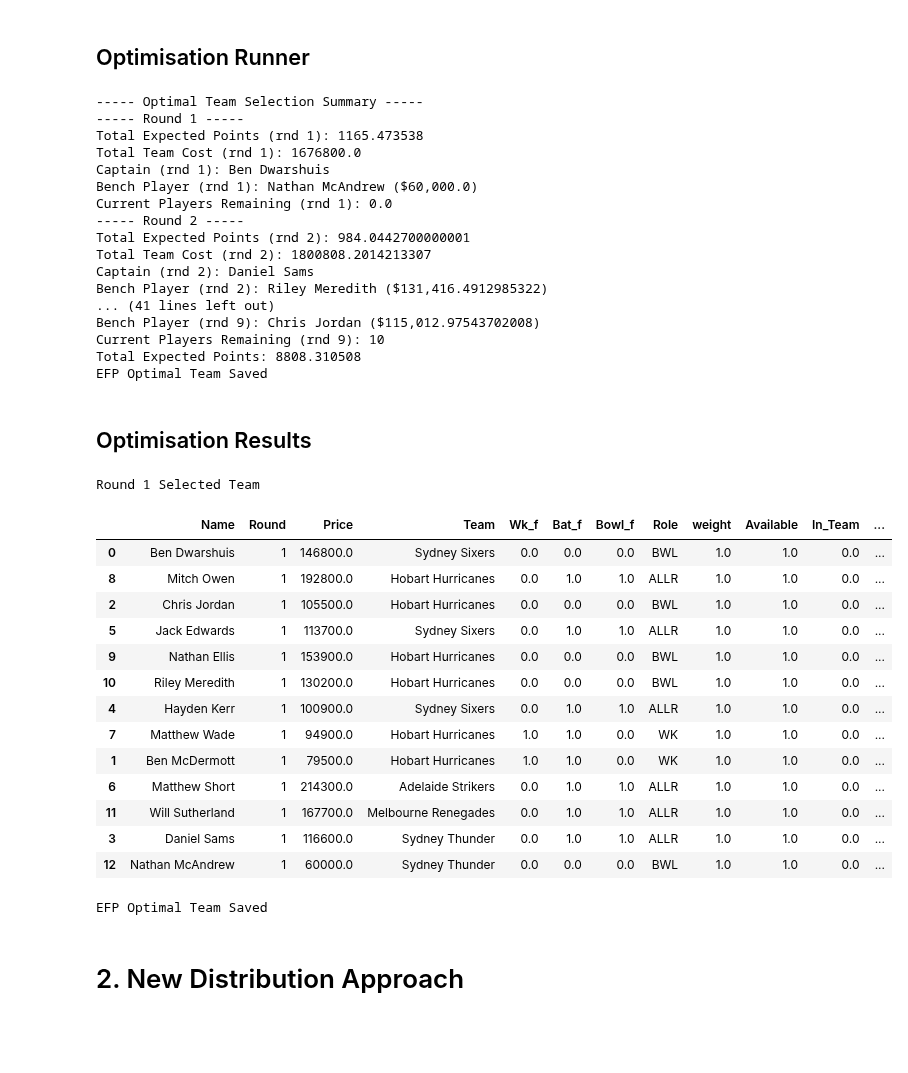
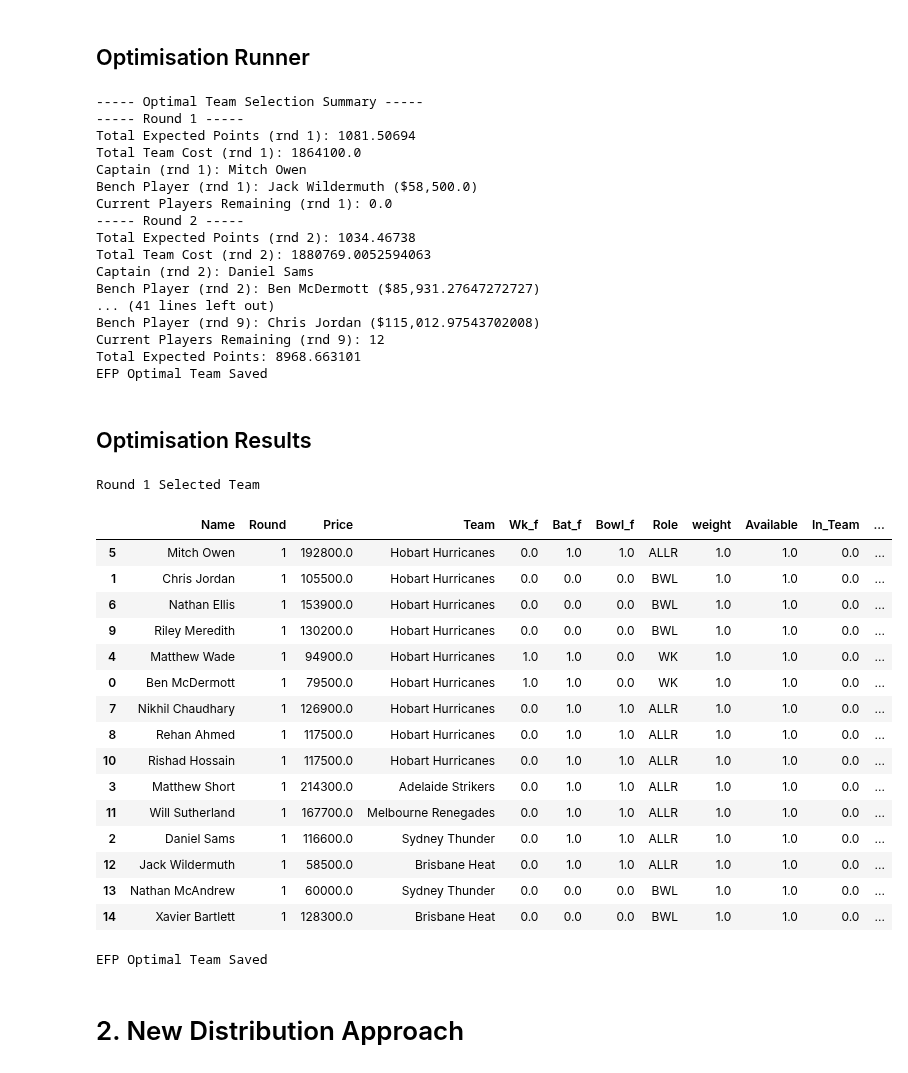
Before and after one commit to Dilan-De-Silva/Big-Bash-Fantasy-AI-v2, a Jupyter notebook: python_script/pre-season/Team-Selector-Optimisation-Process.ipynb, the cells around one changed output. Cells and saved outputs as stored; diff of their text form; code cells hidden in the pictures; blank space fills up the shorter version.

Commit message:
Pre Game 2 Optimisation

```diff
--- a/python_script/pre-season/Team-Selector-Optimisation-Process.ipynb
+++ b/python_script/pre-season/Team-Selector-Optimisation-Process.ipynb
@@ -43,13 +43,16 @@ py_data_directory = 'C:/Users/dilan/OneDrive/Documents/Data Science Projects/Rep
 mock_data_dir = 'C:/Users/dilan/OneDrive/Documents/Data Science Projects/Repos/Big-Bash-Fantasy-AI-v2/data/mock_data/'
 # %%
 # Optimisation Strategy
-opt_strat = 'sim' # Options: 'efp' (new player expected fantasy points appraoch), 'sim' (new player fantasy point distribution approach)
+opt_strat = 'efp' # Options: 'efp' (new player expected fantasy points appraoch), 'sim' (new player fantasy point distribution approach)
 current_rnd = 1 # Current Round of the Tournament
 exp_pts_model = 'all' # Options: 'bat_bowl' (batting + bowling model), 'all' (combined model)
 
+# Constraints
+squad_players = 15
+
 # For Simulation Optimisation Strategy
 conf_int = 0.2
-sim_num = 5000
+sim_num = 2000
 # %% [markdown]
 # 1. New EFP Approach
 # %% [markdown]
@@ -68,7 +71,7 @@ if opt_strat == 'efp':
     price_df["Bowl_f"] = np.where((price_df["Role"] == "BOWL") | (price_df["Role"] == "ALLR") , 1, 0)
     price_df = price_df[["Full_Name", "Price", "Team","Wk_f", "Bat_f", "Bowl_f", "Role", "Available", "In_Team"]].rename(columns = {"Full_Name": "Name"})
 
-    team_fix_df = pd.read_csv(os.path.join(over_data_directory,'team_loc_fixture.csv'), low_memory=False)
+    team_fix_df = pd.read_csv(os.path.join(over_data_directory,'team_loc_fixture_upd.csv'), low_memory=False)
     team_fix_df = team_fix_df[team_fix_df.Round >= current_rnd].dropna()
 
     # Join team fixture to player price to create a row for each game
@@ -76,9 +79,9 @@ if opt_strat == 'efp':
 
     # Pull player expected points csv file
     if exp_pts_model == 'bat_bowl':
-        efp_df = pd.read_csv(os.path.join(py_data_directory,'bbl15_efp_bat_bowl_model_score_pre_tourny_short.csv'), low_memory=False)
+        efp_df = pd.read_csv(os.path.join(py_data_directory,'bbl15_efp_bat_bowl_model_score_pre_tourny_short_upd.csv'), low_memory=False)
     elif exp_pts_model == 'all':
-        efp_df = pd.read_csv(os.path.join(py_data_directory,'bbl15_efp_model_score_pre_tourny_short.csv'), low_memory=False)
+        efp_df = pd.read_csv(os.path.join(py_data_directory,'bbl15_efp_model_score_pre_tourny_short_upd.csv'), low_memory=False)
 
     # Join on expected points for each game
     player_df_raw = pd.merge(game_df, efp_df, left_on = ["Name", "Team", "Opposition", "Venue", "Home_f","Round"], right_on = ["Name", "Team", "opp", "venue", "Home_f","Round"], how = "left")
@@ -279,39 +291,39 @@ if opt_strat == 'efp':
         # Round 1
         points_r1, price_r1, weight_r1, in_team_r1, available_r1, wk_weight_r1, bat_weight_r1, bowl_weight_r1,
         play_cnt_r1, total_player_r1, wk_cnt_r1, total_wk_r1, bat_cnt_r1, total_bat_r1, bowl_cnt_r1, total_bowl_r1,
-        budget_r1, total_budget_r1, player_df_r1,
+        budget_r1, total_budget_r1, player_df_r1, cnt_r1, max_player_r1,
         # Round 2
         points_r2, price_r2, weight_r2, in_team_r2, available_r2, wk_weight_r2, bat_weight_r2, bowl_weight_r2,
         play_cnt_r2, total_player_r2, wk_cnt_r2, total_wk_r2, bat_cnt_r2, total_bat_r2, bowl_cnt_r2, total_bowl_r2,
-        budget_r2, total_budget_r2, team_play_cnt_r2, total_team_player_r2, player_df_r2,
+        budget_r2, total_budget_r2, team_play_cnt_r2, total_team_player_r2, player_df_r2, cnt_r2, max_player_r2,
         # Round 3
         points_r3, price_r3, weight_r3, in_team_r3, available_r3, wk_weight_r3, bat_weight_r3, bowl_weight_r3,
         play_cnt_r3, total_player_r3, wk_cnt_r3, total_wk_r3, bat_cnt_r3, total_bat_r3, bowl_cnt_r3, total_bowl_r3,
-        budget_r3, total_budget_r3, team_play_cnt_r3, total_team_player_r3, player_df_r3,
+        budget_r3, total_budget_r3, team_play_cnt_r3, total_team_player_r3, player_df_r3, cnt_r3, max_player_r3,
         # Round 4
         points_r4, price_r4, weight_r4, in_team_r4, available_r4, wk_weight_r4, bat_weight_r4, bowl_weight_r4,
         play_cnt_r4, total_player_r4, wk_cnt_r4, total_wk_r4, bat_cnt_r4, total_bat_r4, bowl_cnt_r4, total_bowl_r4,
-        budget_r4, total_budget_r4, team_play_cnt_r4, total_team_player_r4, player_df_r4,
+        budget_r4, total_budget_r4, team_play_cnt_r4, total_team_player_r4, player_df_r4, cnt_r4, max_player_r4,
         # Round 5
         points_r5, price_r5, weight_r5, in_team_r5, available_r5, wk_weight_r5, bat_weight_r5, bowl_weight_r5,
         play_cnt_r5, total_player_r5, wk_cnt_r5, total_wk_r5, bat_cnt_r5, total_bat_r5, bowl_cnt_r5, total_bowl_r5,
-        budget_r5, total_budget_r5, team_play_cnt_r5, total_team_player_r5, player_df_r5,
+        budget_r5, total_budget_r5, team_play_cnt_r5, total_team_player_r5, player_df_r5, cnt_r5, max_player_r5,
         # Round 6
         points_r6, price_r6, weight_r6, in_team_r6, available_r6, wk_weight_r6, bat_weight_r6, bowl_weight_r6,
         play_cnt_r6, total_player_r6, wk_cnt_r6, total_wk_r6, bat_cnt_r6, total_bat_r6, bowl_cnt_r6, total_bowl_r6,
-        budget_r6, total_budget_r6, team_play_cnt_r6, total_team_player_r6, player_df_r6,
+        budget_r6, total_budget_r6, team_play_cnt_r6, total_team_player_r6, player_df_r6, cnt_r6, max_player_r6,
         # Round 7
         points_r7, price_r7, weight_r7, in_team_r7, available_r7, wk_weight_r7, bat_weight_r7, bowl_weight_r7,
         play_cnt_r7, total_player_r7, wk_cnt_r7, total_wk_r7, bat_cnt_r7, total_bat_r7, bowl_cnt_r7, total_bowl_r7,
-        budget_r7, total_budget_r7, team_play_cnt_r7, total_team_player_r7, player_df_r7,
+        budget_r7, total_budget_r7, team_play_cnt_r7, total_team_player_r7, player_df_r7, cnt_r7, max_player_r7,
         # Round 8
         points_r8, price_r8, weight_r8, in_team_r8, available_r8, wk_weight_r8, bat_weight_r8, bowl_weight_r8,
         play_cnt_r8, total_player_r8, wk_cnt_r8, total_wk_r8, bat_cnt_r8, total_bat_r8, bowl_cnt_r8, total_bowl_r8,
-        budget_r8, total_budget_r8, team_play_cnt_r8, total_team_player_r8, player_df_r8,
+        budget_r8, total_budget_r8, team_play_cnt_r8, total_team_player_r8, player_df_r8, cnt_r8, max_player_r8,
         # Round 9
         points_r9, price_r9, weight_r9, in_team_r9, available_r9, wk_weight_r9, bat_weight_r9, bowl_weight_r9,
         play_cnt_r9, total_player_r9, wk_cnt_r9, total_wk_r9, bat_cnt_r9, total_bat_r9, bowl_cnt_r9, total_bowl_r9,
-        budget_r9, total_budget_r9, team_play_cnt_r9, total_team_player_r9, player_df_r9,
+        budget_r9, total_budget_r9, team_play_cnt_r9, total_team_player_r9, player_df_r9, cnt_r9, max_player_r9
     )
 
     # Save Optimal Team to CSV
@@ -328,57 +340,59 @@ else:
 # %% [output]
 ----- Optimal Team Selection Summary -----
 ----- Round 1 -----
-Total Expected Points (rnd 1): 1165.473538
-Total Team Cost (rnd 1): 1676800.0
-Captain (rnd 1): Ben Dwarshuis
-Bench Player (rnd 1): Nathan McAndrew ($60,000.0)
+Total Expected Points (rnd 1): 1081.50694
+Total Team Cost (rnd 1): 1864100.0
+Captain (rnd 1): Mitch Owen
+Bench Player (rnd 1): Jack Wildermuth ($58,500.0)
 Current Players Remaining (rnd 1): 0.0
 ----- Round 2 -----
-Total Expected Points (rnd 2): 984.0442700000001
-Total Team Cost (rnd 2): 1800808.2014213307
+Total Expected Points (rnd 2): 1034.46738
+Total Team Cost (rnd 2): 1880769.0052594063
 Captain (rnd 2): Daniel Sams
-Bench Player (rnd 2): Riley Meredith ($131,416.4912985322)
+Bench Player (rnd 2): Ben McDermott ($85,931.27647272727)
 ... (41 lines left out)
 Bench Player (rnd 9): Chris Jordan ($115,012.97543702008)
-Current Players Remaining (rnd 9): 10
-Total Expected Points: 8808.310508
+Current Players Remaining (rnd 9): 12
+Total Expected Points: 8968.663101
 EFP Optimal Team Saved
 # %% [markdown]
 ## Optimisation Results
 # %%
 # EFP Whole Tournament Optimisation
 if opt_strat == 'efp':
     # Display Round-wise Selected Teams
     print("Round 1 Selected Team")
     display(sel_player_df_r1.sort_values(by='exp_rnd_points', ascending=False))
 
     # Save Optimal Team to CSV
     if exp_pts_model == 'all':
-        sel_player_df.to_csv(os.path.join(add_data_directory,'optim/EFP_optimal_pre_tourny_team.csv'), index=False)
-        sel_player_df_r1.to_csv(os.path.join(add_data_directory,'optim/EFP_optimal_pre_tourny_team_rnd.csv'), index=False)
+        # sel_player_df.to_csv(os.path.join(add_data_directory,'optim/EFP_optimal_pre_tourny_team.csv'), index=False)
+        # sel_player_df_r1.to_csv(os.path.join(add_data_directory,'optim/EFP_optimal_pre_tourny_team_rnd.csv'), index=False)
         print("EFP Optimal Team Saved")
     elif exp_pts_model == 'bat_bowl':
         sel_player_df.to_csv(os.path.join(add_data_directory,'optim/EFP_optimal_pre_tourny_team_dual.csv'), index=False)
         sel_player_df_r1.to_csv(os.path.join(add_data_directory,'optim/EFP_optimal_pre_tourny_team_dual_rnd.csv'), index=False)
         print("EFP Bat + Bowl Optimal Team Saved")
 else:
     print("Change opt_strat to efp for player efp Optimisation Strategy")
 # %% [output]
 Round 1 Selected Team
 |  | Name | Round | Price | Team | Wk_f | Bat_f | Bowl_f | Role | weight | Available | In_Team | ... |
-| 0 | Ben Dwarshuis | 1 | 146800.0 | Sydney Sixers | 0.0 | 0.0 | 0.0 | BWL | 1.0 | 1.0 | 0.0 | ... |
-| 8 | Mitch Owen | 1 | 192800.0 | Hobart Hurricanes | 0.0 | 1.0 | 1.0 | ALLR | 1.0 | 1.0 | 0.0 | ... |
-| 2 | Chris Jordan | 1 | 105500.0 | Hobart Hurricanes | 0.0 | 0.0 | 0.0 | BWL | 1.0 | 1.0 | 0.0 | ... |
-| 5 | Jack Edwards | 1 | 113700.0 | Sydney Sixers | 0.0 | 1.0 | 1.0 | ALLR | 1.0 | 1.0 | 0.0 | ... |
-| 9 | Nathan Ellis | 1 | 153900.0 | Hobart Hurricanes | 0.0 | 0.0 | 0.0 | BWL | 1.0 | 1.0 | 0.0 | ... |
-| 10 | Riley Meredith | 1 | 130200.0 | Hobart Hurricanes | 0.0 | 0.0 | 0.0 | BWL | 1.0 | 1.0 | 0.0 | ... |
-| 4 | Hayden Kerr | 1 | 100900.0 | Sydney Sixers | 0.0 | 1.0 | 1.0 | ALLR | 1.0 | 1.0 | 0.0 | ... |
-| 7 | Matthew Wade | 1 | 94900.0 | Hobart Hurricanes | 1.0 | 1.0 | 0.0 | WK | 1.0 | 1.0 | 0.0 | ... |
-| 1 | Ben McDermott | 1 | 79500.0 | Hobart Hurricanes | 1.0 | 1.0 | 0.0 | WK | 1.0 | 1.0 | 0.0 | ... |
-| 6 | Matthew Short | 1 | 214300.0 | Adelaide Strikers | 0.0 | 1.0 | 1.0 | ALLR | 1.0 | 1.0 | 0.0 | ... |
+| 5 | Mitch Owen | 1 | 192800.0 | Hobart Hurricanes | 0.0 | 1.0 | 1.0 | ALLR | 1.0 | 1.0 | 0.0 | ... |
+| 1 | Chris Jordan | 1 | 105500.0 | Hobart Hurricanes | 0.0 | 0.0 | 0.0 | BWL | 1.0 | 1.0 | 0.0 | ... |
+| 6 | Nathan Ellis | 1 | 153900.0 | Hobart Hurricanes | 0.0 | 0.0 | 0.0 | BWL | 1.0 | 1.0 | 0.0 | ... |
+| 9 | Riley Meredith | 1 | 130200.0 | Hobart Hurricanes | 0.0 | 0.0 | 0.0 | BWL | 1.0 | 1.0 | 0.0 | ... |
+| 4 | Matthew Wade | 1 | 94900.0 | Hobart Hurricanes | 1.0 | 1.0 | 0.0 | WK | 1.0 | 1.0 | 0.0 | ... |
+| 0 | Ben McDermott | 1 | 79500.0 | Hobart Hurricanes | 1.0 | 1.0 | 0.0 | WK | 1.0 | 1.0 | 0.0 | ... |
+| 7 | Nikhil Chaudhary | 1 | 126900.0 | Hobart Hurricanes | 0.0 | 1.0 | 1.0 | ALLR | 1.0 | 1.0 | 0.0 | ... |
+| 8 | Rehan Ahmed | 1 | 117500.0 | Hobart Hurricanes | 0.0 | 1.0 | 1.0 | ALLR | 1.0 | 1.0 | 0.0 | ... |
+| 10 | Rishad Hossain | 1 | 117500.0 | Hobart Hurricanes | 0.0 | 1.0 | 1.0 | ALLR | 1.0 | 1.0 | 0.0 | ... |
+| 3 | Matthew Short | 1 | 214300.0 | Adelaide Strikers | 0.0 | 1.0 | 1.0 | ALLR | 1.0 | 1.0 | 0.0 | ... |
 | 11 | Will Sutherland | 1 | 167700.0 | Melbourne Renegades | 0.0 | 1.0 | 1.0 | ALLR | 1.0 | 1.0 | 0.0 | ... |
-| 3 | Daniel Sams | 1 | 116600.0 | Sydney Thunder | 0.0 | 1.0 | 1.0 | ALLR | 1.0 | 1.0 | 0.0 | ... |
-| 12 | Nathan McAndrew | 1 | 60000.0 | Sydney Thunder | 0.0 | 0.0 | 0.0 | BWL | 1.0 | 1.0 | 0.0 | ... |
+| 2 | Daniel Sams | 1 | 116600.0 | Sydney Thunder | 0.0 | 1.0 | 1.0 | ALLR | 1.0 | 1.0 | 0.0 | ... |
+| 12 | Jack Wildermuth | 1 | 58500.0 | Brisbane Heat | 0.0 | 1.0 | 1.0 | ALLR | 1.0 | 1.0 | 0.0 | ... |
+| 13 | Nathan McAndrew | 1 | 60000.0 | Sydney Thunder | 0.0 | 0.0 | 0.0 | BWL | 1.0 | 1.0 | 0.0 | ... |
+| 14 | Xavier Bartlett | 1 | 128300.0 | Brisbane Heat | 0.0 | 0.0 | 0.0 | BWL | 1.0 | 1.0 | 0.0 | ... |
 EFP Optimal Team Saved
 # %% [markdown]
 # 2. New Distribution Approach
```
Also changed, not shown: parts of 7 cells of this notebook, 2 other files.
